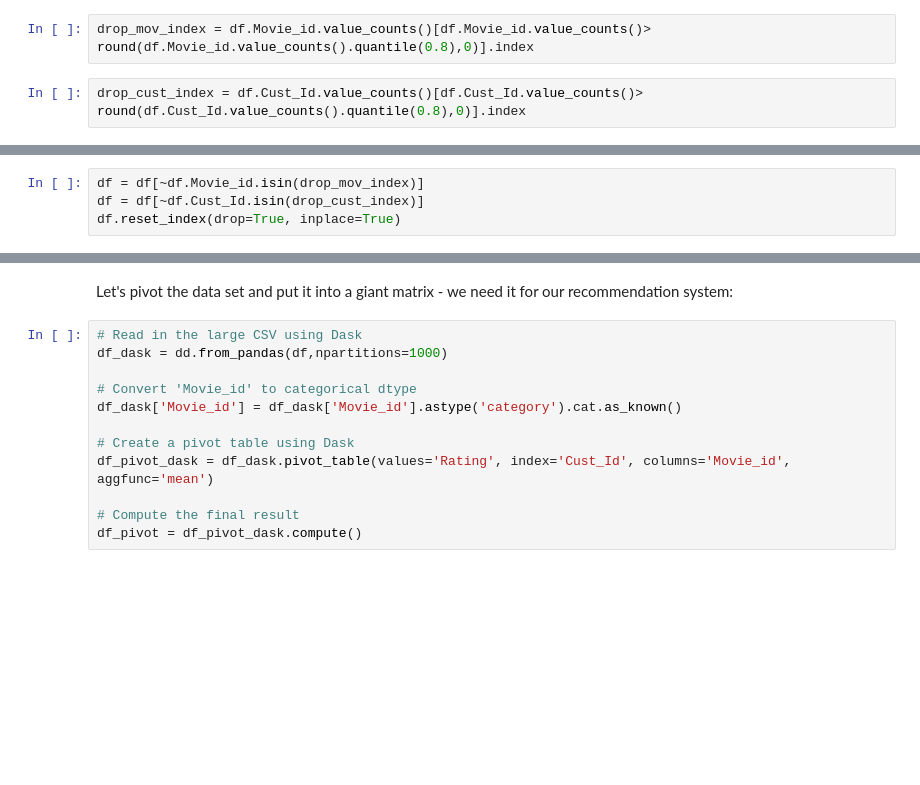
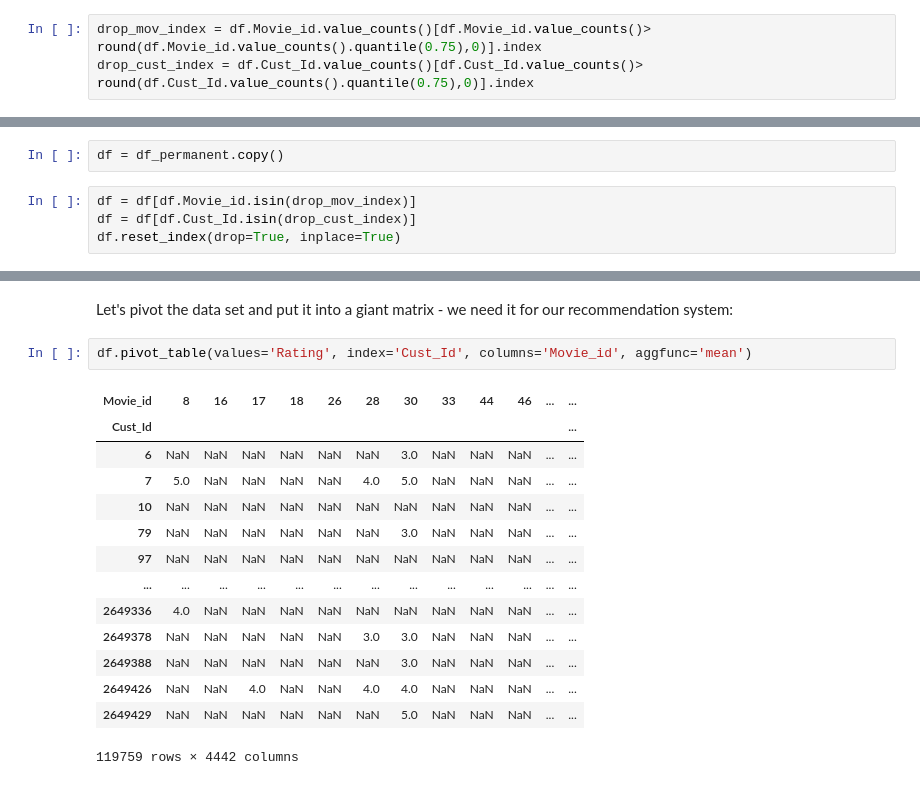
Before and after one commit to saadur1998/Recommendation-Systems, a Jupyter notebook: User Based Recommendation System/Netflix_Movie_recommendation_2.ipynb, the cells around one changed output, grey strips where cells are left out. Cells and saved outputs as stored; diff of their text form; blank space fills up the shorter version.

```diff
--- a/User Based Recommendation System/Netflix_Movie_recommendation_2.ipynb
+++ b/User Based Recommendation System/Netflix_Movie_recommendation_2.ipynb
@@ -206,12 +171,13 @@ Having above benchmark will have significant improvement on efficiency, since th
 
 Let's see how it is implemented:
 # %%
-drop_mov_index = df.Movie_id.value_counts()[df.Movie_id.value_counts()> round(df.Movie_id.value_counts().quantile(0.8),0)].index
+drop_mov_index = df.Movie_id.value_counts()[df.Movie_id.value_counts()> round(df.Movie_id.value_counts().quantile(0.75),0)].index
+drop_cust_index = df.Cust_Id.value_counts()[df.Cust_Id.value_counts()> round(df.Cust_Id.value_counts().quantile(0.75),0)].index
-# %%
-drop_cust_index = df.Cust_Id.value_counts()[df.Cust_Id.value_counts()> round(df.Cust_Id.value_counts().quantile(0.8),0)].index
 # %%
 df_permanent = df.copy()
+# %%
+df = df_permanent.copy()
 # %%
-df = df[~df.Movie_id.isin(drop_mov_index)]
-df = df[~df.Cust_Id.isin(drop_cust_index)]
+df = df[df.Movie_id.isin(drop_mov_index)]
+df = df[df.Cust_Id.isin(drop_cust_index)]
 df.reset_index(drop=True, inplace=True)
@@ -223,15 +201,20 @@ df.shape
 Now let's trim down our data, whats the difference in data size?
 # %% [markdown]
 Let's pivot the data set and put it into a giant matrix - we need it for our recommendation system:
-# %%
-# Read in the large CSV using Dask
-df_dask = dd.from_pandas(df,npartitions=1000)
-
-# Convert 'Movie_id' to categorical dtype
-df_dask['Movie_id'] = df_dask['Movie_id'].astype('category').cat.as_known()
-
-# Create a pivot table using Dask
-df_pivot_dask = df_dask.pivot_table(values='Rating', index='Cust_Id', columns='Movie_id', aggfunc='mean')
-
-# Compute the final result
-df_pivot = df_pivot_dask.compute()
+# %%
+df.pivot_table(values='Rating', index='Cust_Id', columns='Movie_id', aggfunc='mean')
+# %% [output]
+| Movie_id | 8 | 16 | 17 | 18 | 26 | 28 | 30 | 33 | 44 | 46 | ... | ... |
+| Cust_Id |  |  |  |  |  |  |  |  |  |  |  | ... |
+| 6 | NaN | NaN | NaN | NaN | NaN | NaN | 3.0 | NaN | NaN | NaN | ... | ... |
+| 7 | 5.0 | NaN | NaN | NaN | NaN | 4.0 | 5.0 | NaN | NaN | NaN | ... | ... |
+| 10 | NaN | NaN | NaN | NaN | NaN | NaN | NaN | NaN | NaN | NaN | ... | ... |
+| 79 | NaN | NaN | NaN | NaN | NaN | NaN | 3.0 | NaN | NaN | NaN | ... | ... |
+| 97 | NaN | NaN | NaN | NaN | NaN | NaN | NaN | NaN | NaN | NaN | ... | ... |
+| ... | ... | ... | ... | ... | ... | ... | ... | ... | ... | ... | ... | ... |
+| 2649336 | 4.0 | NaN | NaN | NaN | NaN | NaN | NaN | NaN | NaN | NaN | ... | ... |
+| 2649378 | NaN | NaN | NaN | NaN | NaN | 3.0 | 3.0 | NaN | NaN | NaN | ... | ... |
+| 2649388 | NaN | NaN | NaN | NaN | NaN | NaN | 3.0 | NaN | NaN | NaN | ... | ... |
+| 2649426 | NaN | NaN | 4.0 | NaN | NaN | 4.0 | 4.0 | NaN | NaN | NaN | ... | ... |
+| 2649429 | NaN | NaN | NaN | NaN | NaN | NaN | 5.0 | NaN | NaN | NaN | ... | ... |
+119759 rows × 4442 columns
```
Also changed, not shown: parts of 7 cells of this notebook.
